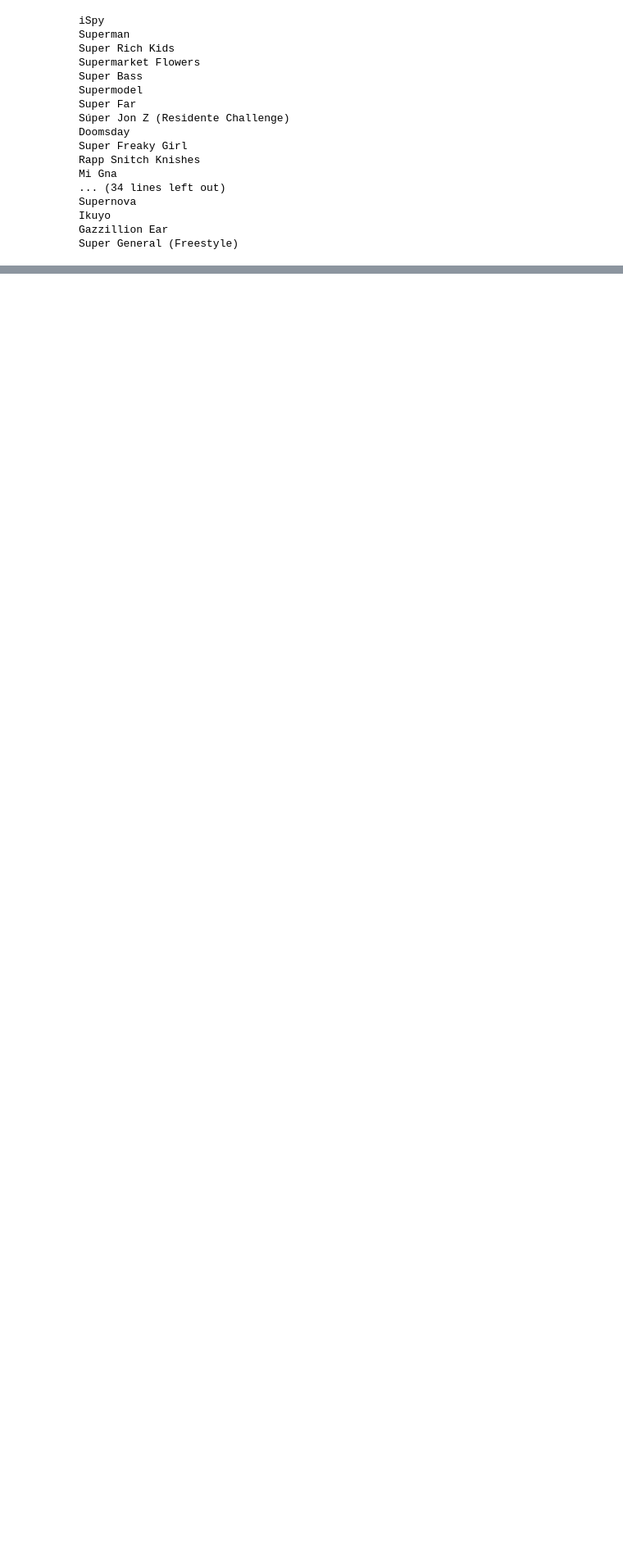
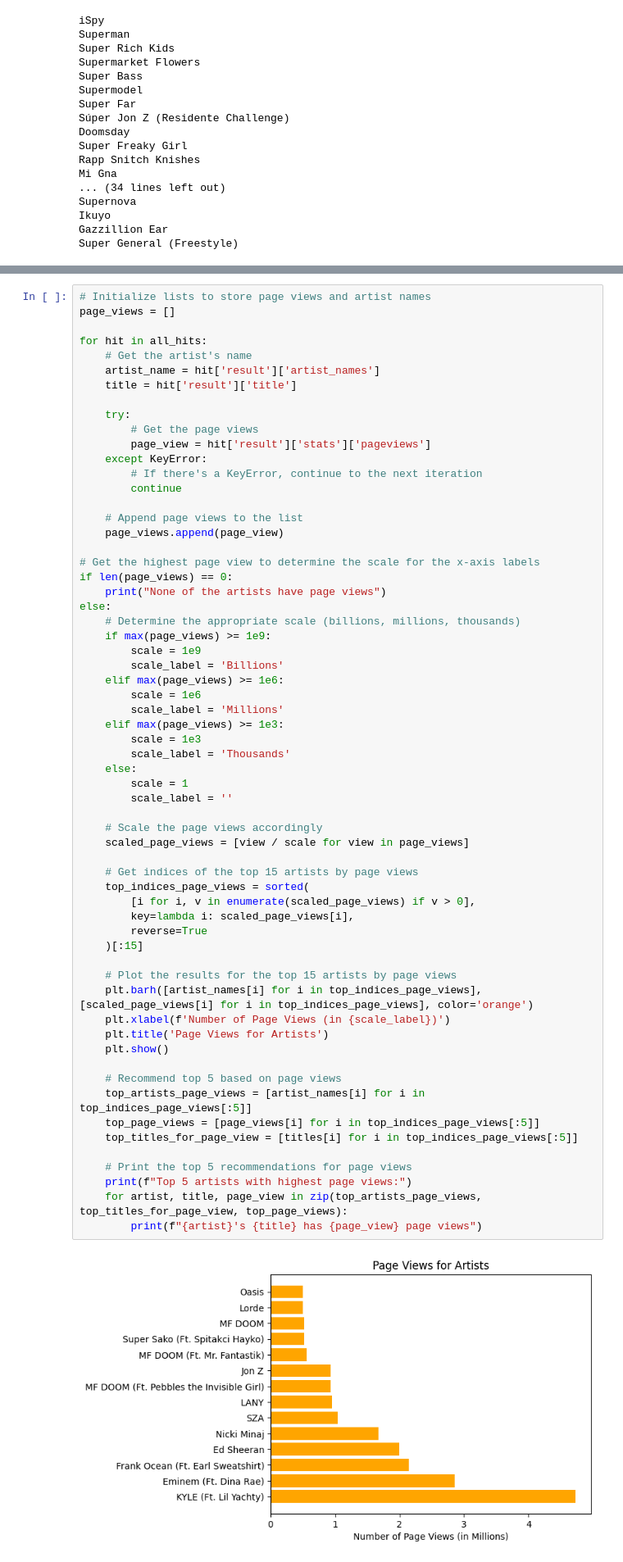
Before and after one commit to bengi123/IntroToAIProject, a Jupyter notebook: IntroToAIProject.ipynb, the cells around one changed output, grey strips where cells are left out. Shown: that part at 82% size. Drawn from its saved outputs; the diff is of its cells as text; blank space fills up the shorter version.

```diff
--- a/IntroToAIProject.ipynb
+++ b/IntroToAIProject.ipynb
@@ -235,0 +312,64 @@ Lyrics from Super General (Freestyle) by Kevin Gates scraped successfully.
+# %%
+# Initialize lists to store page views and artist names
+page_views = []
+
+for hit in all_hits:
+    # Get the artist's name
+    artist_name = hit['result']['artist_names']
+    title = hit['result']['title']
+
+    try:
+        # Get the page views
+        page_view = hit['result']['stats']['pageviews']
+    except KeyError:
+        # If there's a KeyError, continue to the next iteration
+        continue
+
+    # Append page views to the list
+    page_views.append(page_view)
+
+# Get the highest page view to determine the scale for the x-axis labels
+if len(page_views) == 0:
+    print("None of the artists have page views")
+else:
+    # Determine the appropriate scale (billions, millions, thousands)
+    if max(page_views) >= 1e9:
+        scale = 1e9
+        scale_label = 'Billions'
+    elif max(page_views) >= 1e6:
+        scale = 1e6
+        scale_label = 'Millions'
+    elif max(page_views) >= 1e3:
+        scale = 1e3
+        scale_label = 'Thousands'
+    else:
+        scale = 1
+        scale_label = ''
+
+    # Scale the page views accordingly
+    scaled_page_views = [view / scale for view in page_views]
+
+    # Get indices of the top 15 artists by page views
+    top_indices_page_views = sorted(
+        [i for i, v in enumerate(scaled_page_views) if v > 0],
+        key=lambda i: scaled_page_views[i],
+        reverse=True
+    )[:15]
+
+    # Plot the results for the top 15 artists by page views
+    plt.barh([artist_names[i] for i in top_indices_page_views], [scaled_page_views[i] for i in top_indices_page_views], color='orange')
+    plt.xlabel(f'Number of Page Views (in {scale_label})')
+    plt.title('Page Views for Artists')
+    plt.show()
+
+    # Recommend top 5 based on page views
+    top_artists_page_views = [artist_names[i] for i in top_indices_page_views[:5]]
+    top_page_views = [page_views[i] for i in top_indices_page_views[:5]]
+    top_titles_for_page_view = [titles[i] for i in top_indices_page_views[:5]]
+
+    # Print the top 5 recommendations for page views
+    print(f"Top 5 artists with highest page views:")
+    for artist, title, page_view in zip(top_artists_page_views, top_titles_for_page_view, top_page_views):
+        print(f"{artist}'s {title} has {page_view} page views")
+# %% [output]
+[figure, added]
```
Also changed, not shown: parts of 13 cells of this notebook.
